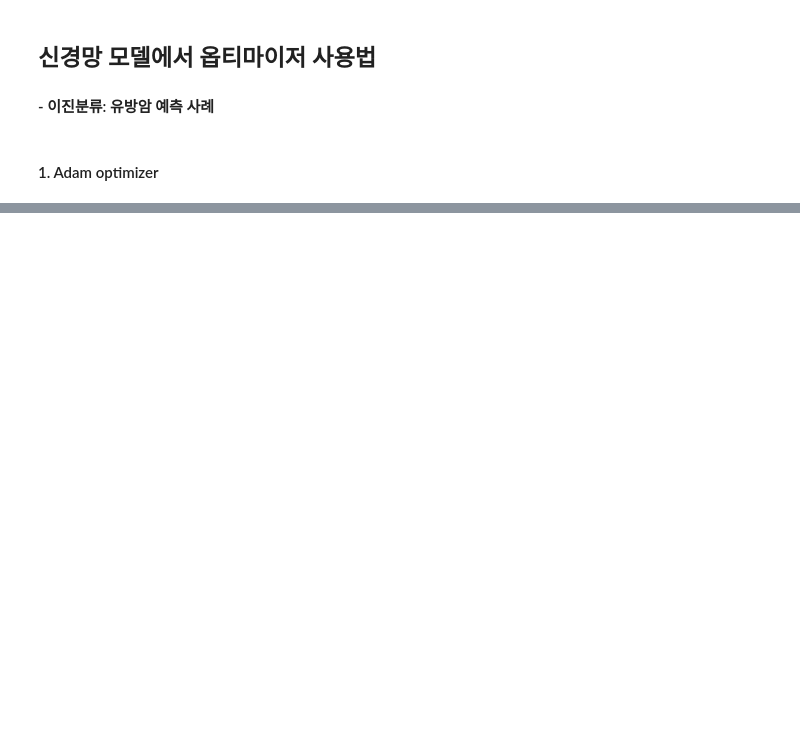
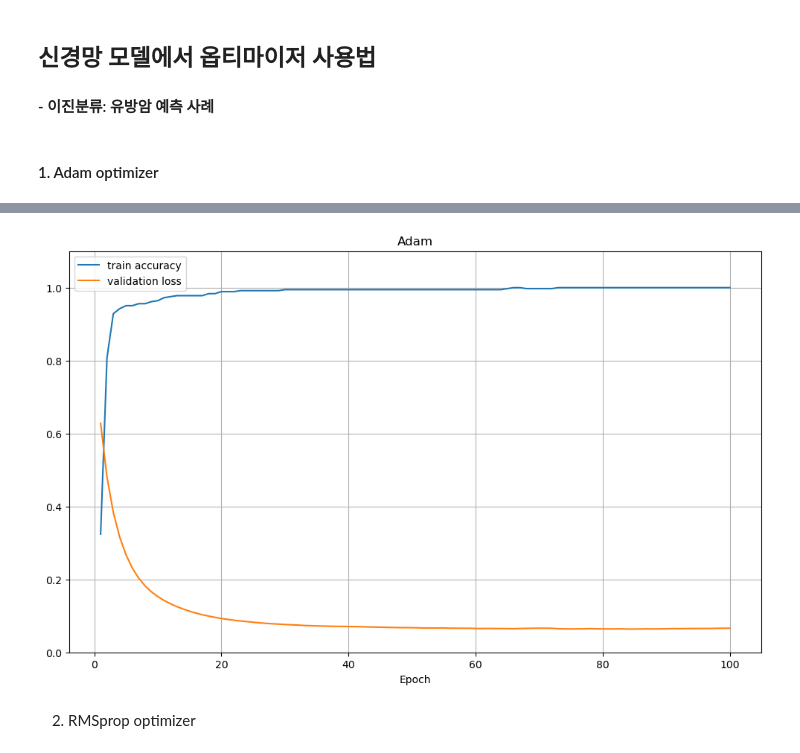
Before and after one commit to bong9C/DeepLearning-23.11, a Jupyter notebook: 02.FCN/02.옵티마이저.ipynb, the cells around one changed output, grey strips where cells are left out. Saved outputs shown, nothing was run; the diff lists cells and outputs as text; code cells hidden in the pictures; blank space fills up the shorter version.

```diff
--- a/02.FCN/02.옵티마이저.ipynb
+++ b/02.FCN/02.옵티마이저.ipynb
@@ -10,7 +10,7 @@ from sklearn.model_selection import train_test_split
 # %%
 cancer = load_breast_cancer()
 cancer_std = StandardScaler().fit_transform(cancer.data)
-X_train, X_test, y_train, y_trest = train_test_split(
+X_train, X_test, y_train, y_test = train_test_split(
     cancer_std, cancer.target, stratify=cancer.target, test_size=0.2,random_state=2023
 )
 # %% [markdown]
@@ -32,7 +32,13 @@ adam = Adam(
     learning_rate=0.001,        #학습률
     beta_1=0.9,                 # beta => 0~1사이의 값.. 설명어려움
     beta_2=0.999,
-    epsilon=None,               # None 이면 K.epsilon(), fuzz factor
-    weight_decay=0.0,           # 업데이트마다 적용되는 학습률의 감소율(학습률을 감소시킬때마다 씀)
+    epsilon=1e-07,               # None 이면 K.epsilon(), fuzz factor
+    weight_decay=None,           # 업데이트마다 적용되는 학습률의 감소율(학습률을 감소시킬때마다 씀)
     amsgrad=False               # Adam의 변형인 AMSGrad의 적용 여부
 )
+# %%
+model.compile(optimizer=adam, loss='binary_crossentropy', metrics=['accuracy'])
+# %%
+hist = model.fit(X_train, y_train, validation_split=0.2,
+                 epochs=100, batch_size=100, verbose=0)
+model.evaluate(X_test, y_test)
@@ -38,0 +48,16 @@ adam = Adam(
+# %%
+y_acc = hist.history['accuracy']
+y_vloss = hist.history['val_loss']
+xs = np.arange(1, len(y_acc)+1)
+
+plt.figure(figsize=(12,7))
+plt.plot(xs, y_acc, label='train accuracy')
+plt.plot(xs, y_vloss, label='validation loss')
+plt.legend(), plt.grid()
+plt.ylim([0,1.1]), plt.xlabel('Epoch')
+plt.title('Adam')
+plt.show()
+# %% [output]
+[figure, added]
+# %% [markdown]
+2. RMSprop optimizer
```
Also changed, not shown: parts of 5 cells of this notebook.
